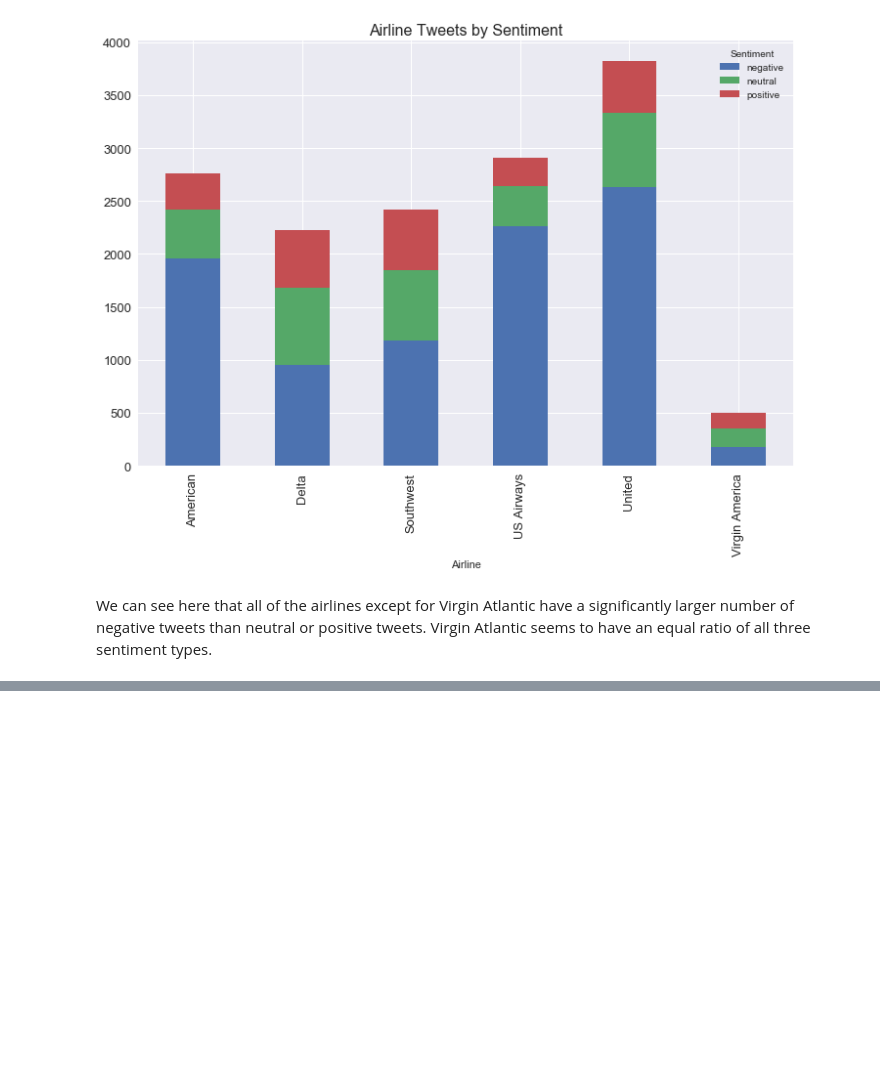
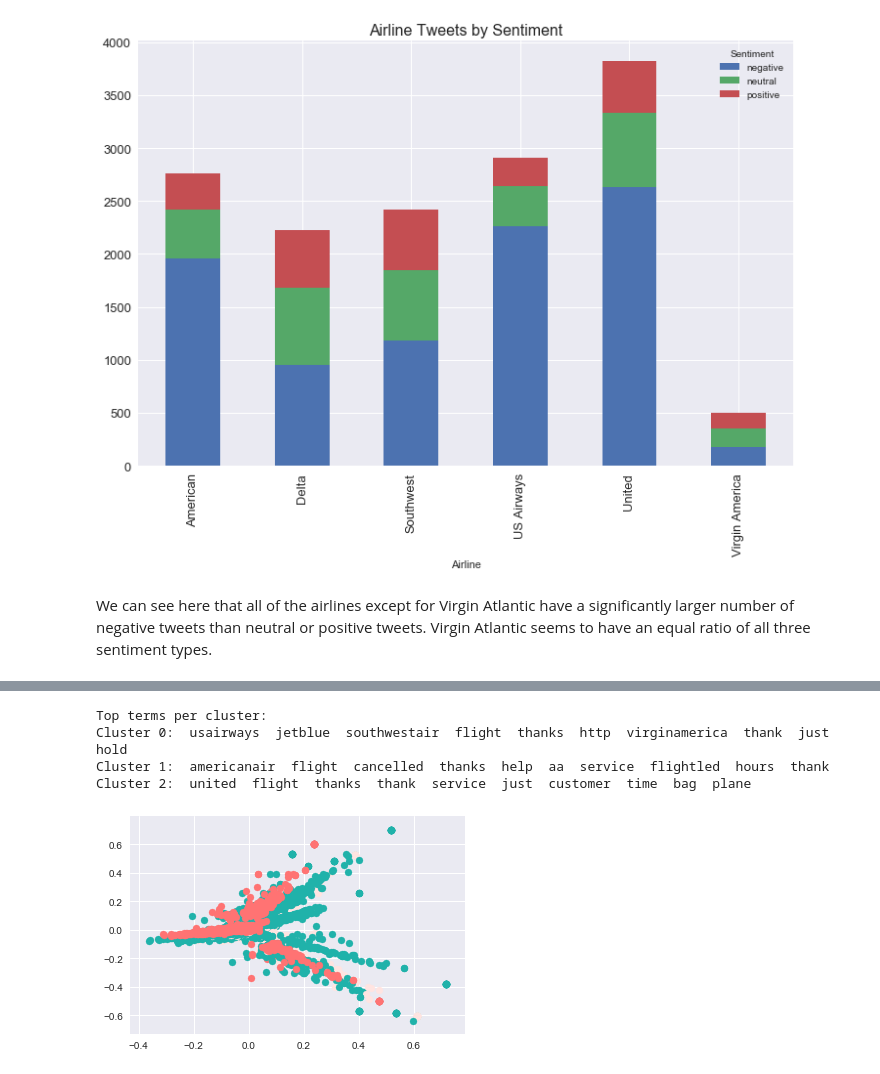
Before and after one commit to ZoeMarkovits/Data_Mining_Project_One, a Jupyter notebook: Twitter Sentiment.ipynb, the cells around one changed output, grey strips where cells are left out. Drawn from its saved outputs; the diff is of its cells as text; code cells hidden in the pictures; blank space fills up the shorter version.

```diff
--- a/Twitter Sentiment.ipynb
+++ b/Twitter Sentiment.ipynb
@@ -278,0 +332,3 @@ We can see here that all of the airlines except for Virgin Atlantic have a signi
+# %%
+df_text = df2[['Sentiment','Airline','Text']]
+pd.set_option('display.max_colwidth', -1)
@@ -278,0 +382,8 @@ We can see here that all of the airlines except for Virgin Atlantic have a signi
+# %%
+def sentiment_analysis(x):
+    string = ''.join(x)
+    blob = TextBlob(string).sentiment
+    return blob
+
+df_text['Sentiment_Analysis'] = df_text['Cleaner_Text'].apply(sentiment_analysis)
+df_text.head()
@@ -278,0 +430,5 @@ We can see here that all of the airlines except for Virgin Atlantic have a signi
+# %%
+vectorizer = TfidfVectorizer(stop_words="english")
+model = vectorizer.fit_transform(df_text['Text'])
+
+model.toarray()
@@ -278,0 +443,39 @@ We can see here that all of the airlines except for Virgin Atlantic have a signi
+# %%
+k_means = KMeans(n_clusters=3, random_state=1234, init='k-means++', max_iter=100, n_init=1)
+k_means.fit(model)
+y = k_means.predict(model)
+# %%
+print("Top terms per cluster:")
+order_centroids = k_means.cluster_centers_.argsort()[:, ::-1]
+terms = vectorizer.get_feature_names()
+for i in range(3):
+    print "Cluster %d:" % i,
+    for ind in order_centroids[i, :10]:
+        print ' %s' % terms[ind],
+    print
+# %% [output]
+Top terms per cluster:
+Cluster 0:  usairways  jetblue  southwestair  flight  thanks  http  virginamerica  thank  just  hold
+Cluster 1:  americanair  flight  cancelled  thanks  help  aa  service  flightled  hours  thank
+Cluster 2:  united  flight  thanks  thank  service  just  customer  time  bag  plane
+# %%
+pca_num_components = 2
+tsne_num_components = 2
+
+labels_color_map = {
+    0: '#20b2aa', 1: '#ff7373', 2: '#ffe4e1', 3: '#005073', 4: '#4d0404',
+    5: '#ccc0ba', 6: '#4700f9', 7: '#f6f900', 8: '#00f91d', 9: '#da8c49'
+}
+
+X = model.todense()
+
+reduced_data = PCA(n_components=pca_num_components).fit_transform(X)
+
+fig, ax = plt.subplots()
+for index, instance in enumerate(reduced_data):
+    pca_comp_1, pca_comp_2 = reduced_data[index]
+    color = labels_color_map[y[index]]
+    ax.scatter(pca_comp_1, pca_comp_2, c=color)
+plt.show()
+# %% [output]
+[figure, added]
```
Also changed, not shown: parts of 20 cells of this notebook.
